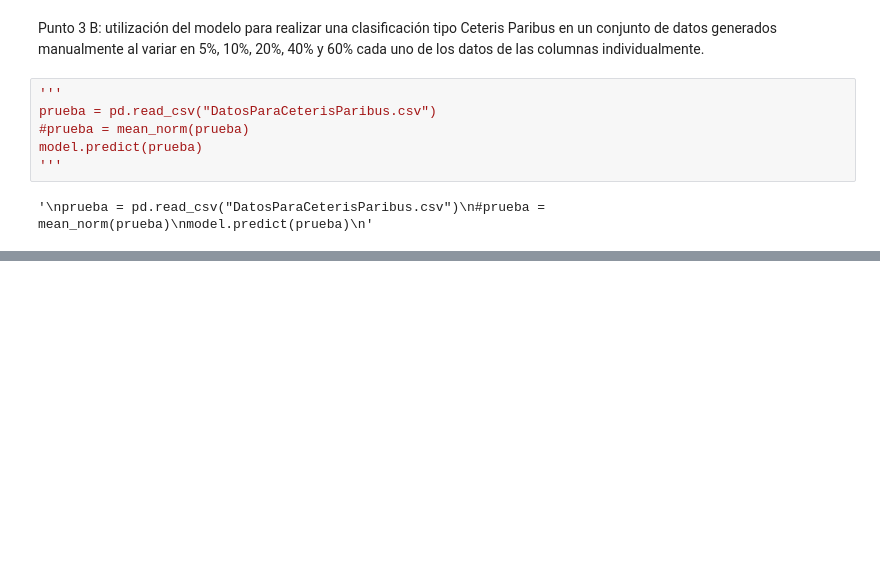
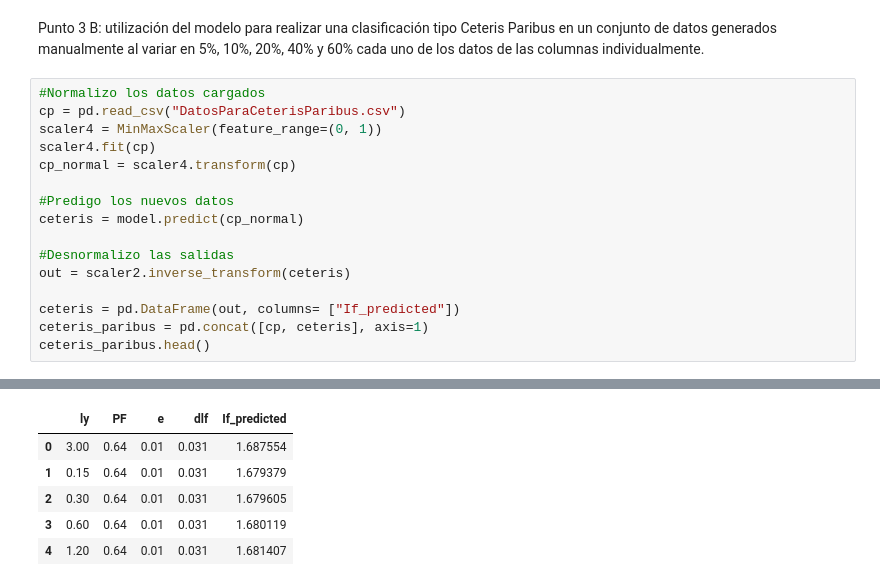
Before and after one commit to Makako08/Tarea1_IA, a Jupyter notebook: ParteA/Regresión.ipynb, the cells around one changed output, grey strips where cells are left out. Cells and saved outputs as stored; diff of their text form; blank space fills up the shorter version.

```diff
--- a/ParteA/Regresión.ipynb
+++ b/ParteA/Regresión.ipynb
@@ -151,10 +153,19 @@ salida.head()
 # %% [markdown]
 Punto 3 B: utilización del modelo para realizar una clasificación tipo Ceteris Paribus en un conjunto de datos generados manualmente al variar en 5%, 10%, 20%, 40% y 60% cada uno de los datos de las columnas individualmente.
-# %%
-'''
-prueba = pd.read_csv("DatosParaCeterisParibus.csv")
-#prueba = mean_norm(prueba)
-model.predict(prueba)
-'''
-# %% [output]
-'\nprueba = pd.read_csv("DatosParaCeterisParibus.csv")\n#prueba = mean_norm(prueba)\nmodel.predict(prueba)\n'
+# %%
+#Normalizo los datos cargados
+cp = pd.read_csv("DatosParaCeterisParibus.csv")
+scaler4 = MinMaxScaler(feature_range=(0, 1))
+scaler4.fit(cp)
+cp_normal = scaler4.transform(cp)
+
+#Predigo los nuevos datos
+ceteris = model.predict(cp_normal)
+
+#Desnormalizo las salidas
+out = scaler2.inverse_transform(ceteris)
+
+ceteris = pd.DataFrame(out, columns= ["If_predicted"])
+ceteris_paribus = pd.concat([cp, ceteris], axis=1)
+ceteris_paribus.head()
+# %% [output]
@@ -160,0 +173,6 @@ model.predict(prueba)
+|  | ly | PF | e | dlf | If_predicted |
+| 0 | 3.00 | 0.64 | 0.01 | 0.031 | 1.687554 |
+| 1 | 0.15 | 0.64 | 0.01 | 0.031 | 1.679379 |
+| 2 | 0.30 | 0.64 | 0.01 | 0.031 | 1.679605 |
+| 3 | 0.60 | 0.64 | 0.01 | 0.031 | 1.680119 |
+| 4 | 1.20 | 0.64 | 0.01 | 0.031 | 1.681407 |
```
Also changed, not shown: parts of 6 cells of this notebook, 4 other files.
